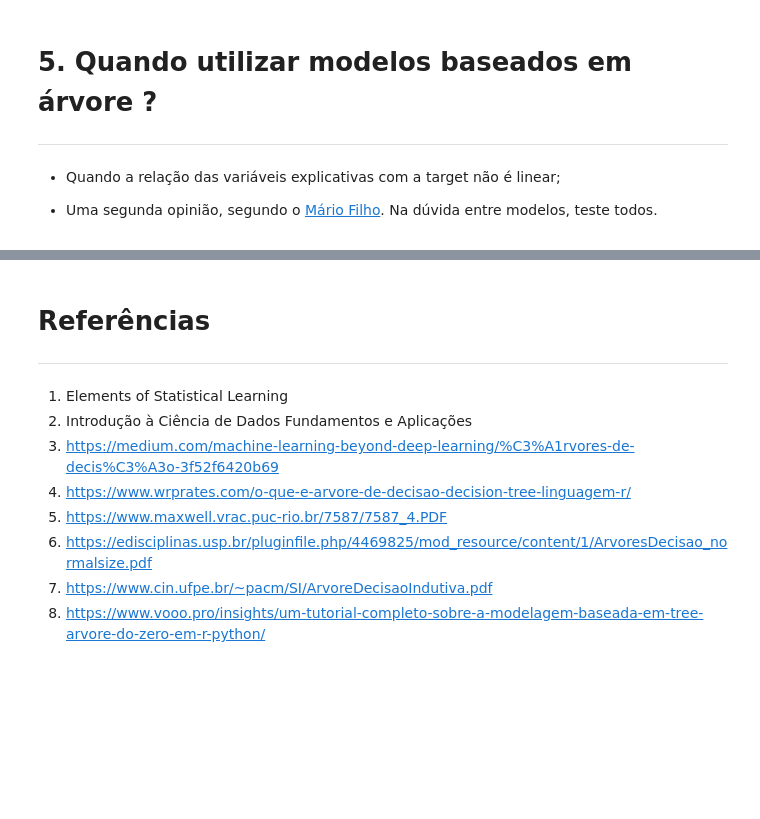
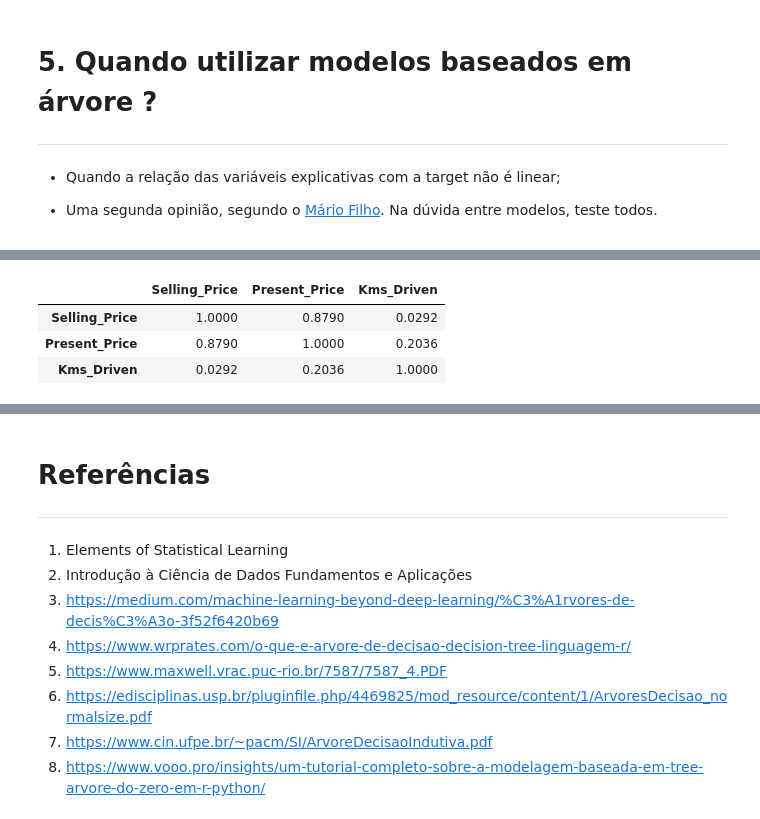
Before and after one commit to barbosarafael/Anotacoes, a Jupyter notebook: ML_Modelos/Arvore_de_decisao/arvore_de_decisao.ipynb, the cells around one changed output, grey strips where cells are left out. Saved outputs shown, nothing was run; the diff lists cells and outputs as text; code cells hidden in the pictures; blank space fills up the shorter version.

```diff
--- a/ML_Modelos/Arvore_de_decisao/arvore_de_decisao.ipynb
+++ b/ML_Modelos/Arvore_de_decisao/arvore_de_decisao.ipynb
@@ -239,0 +327,7 @@ a partir de 2 observações já pode dividir em um nó;
+# %%
+banco[var_quant].corr().round(4)
+# %% [output]
+|  | Selling_Price | Present_Price | Kms_Driven |
+| Selling_Price | 1.0000 | 0.8790 | 0.0292 |
+| Present_Price | 0.8790 | 1.0000 | 0.2036 |
+| Kms_Driven | 0.0292 | 0.2036 | 1.0000 |
```
Also changed, not shown: parts of 18 cells of this notebook.
